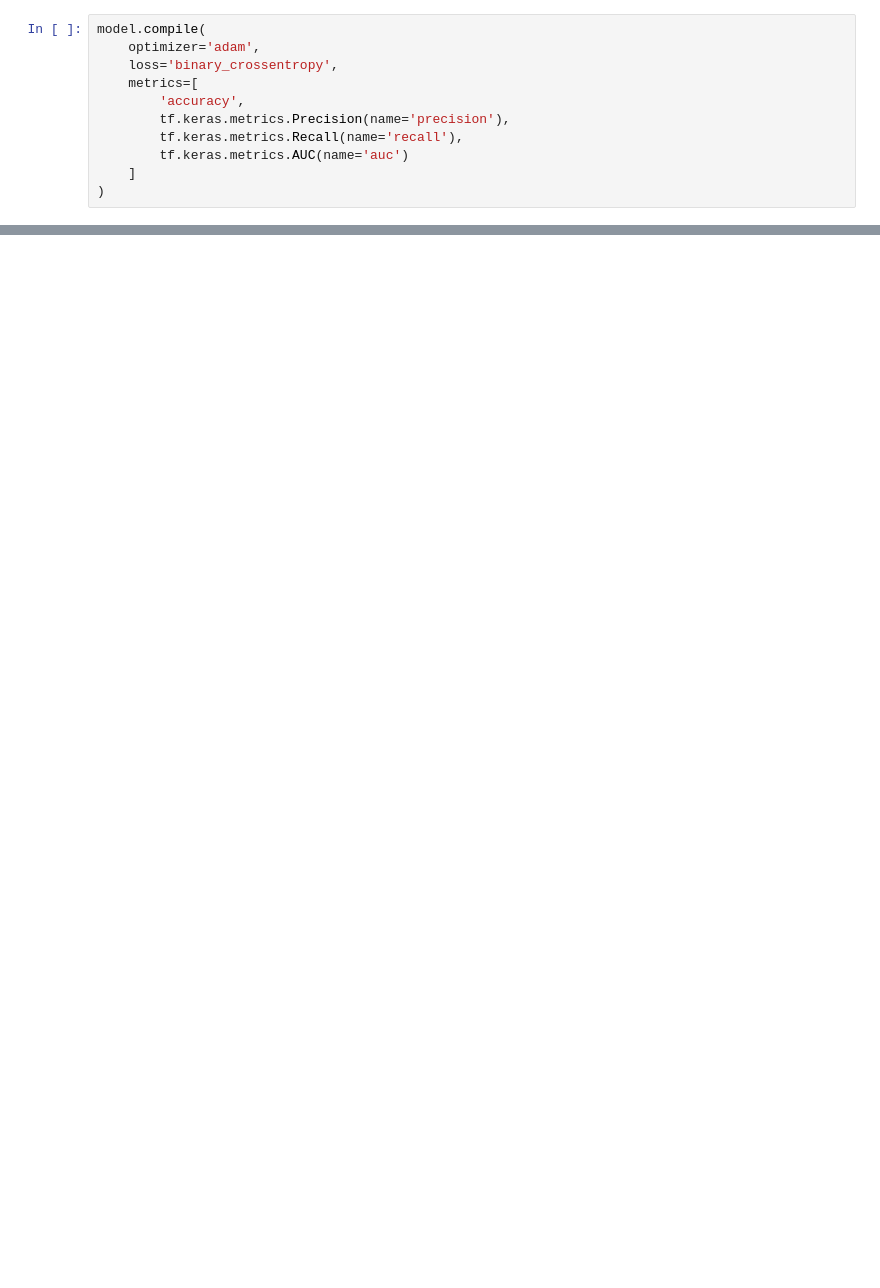
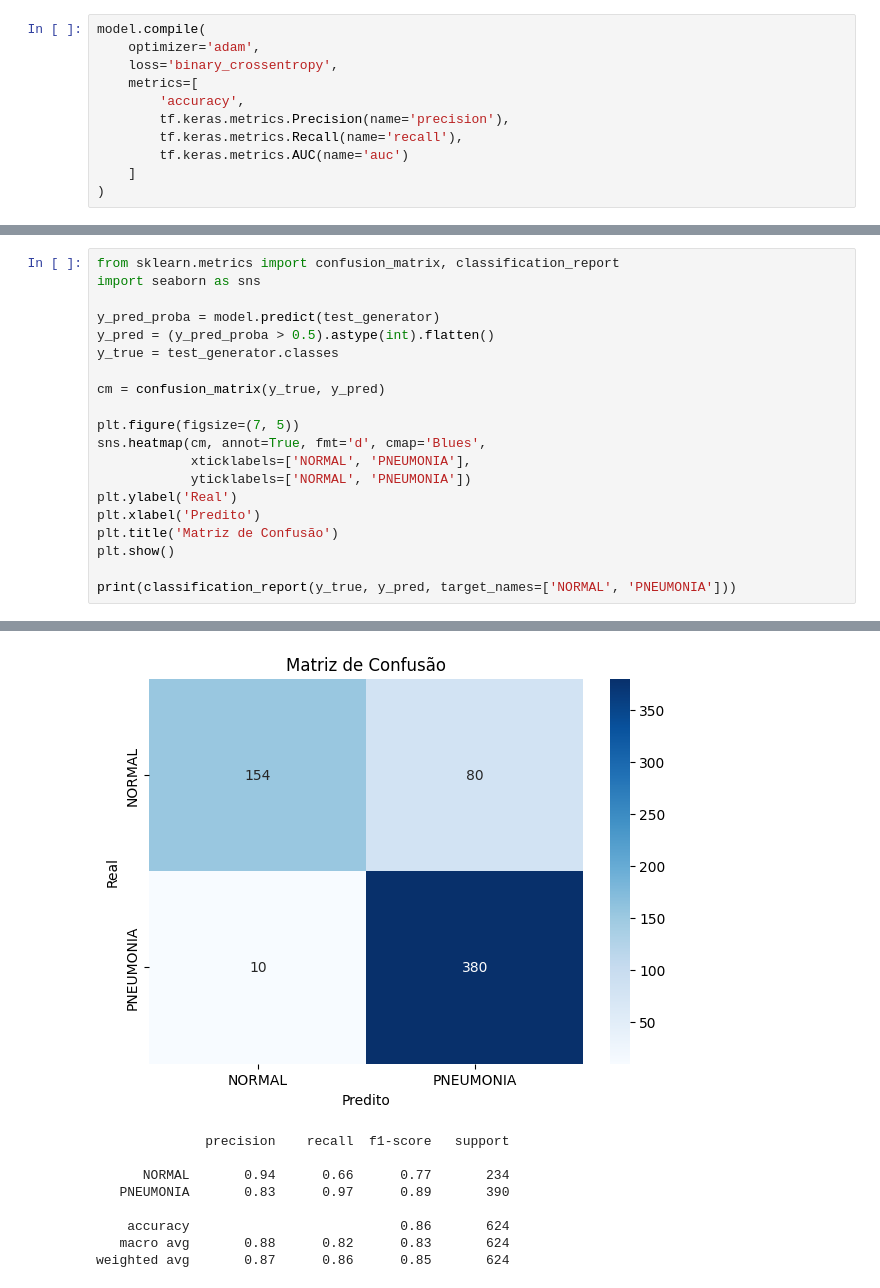
Before and after one commit to Rafael-Evangelista/tech-challenge-fiap, a Jupyter notebook: notebooks/Pneumonia.ipynb, the cells around one changed output, grey strips where cells are left out. Drawn from its saved outputs; the diff is of its cells as text; blank space fills up the shorter version.

```diff
--- a/notebooks/Pneumonia.ipynb
+++ b/notebooks/Pneumonia.ipynb
@@ -246,0 +406,21 @@ Teste accuracy: 82.37% Teste loss: 0.4779
+# %%
+from sklearn.metrics import confusion_matrix, classification_report
+import seaborn as sns
+
+y_pred_proba = model.predict(test_generator)
+y_pred = (y_pred_proba > 0.5).astype(int).flatten()
+y_true = test_generator.classes
+
+cm = confusion_matrix(y_true, y_pred)
+
+plt.figure(figsize=(7, 5))
+sns.heatmap(cm, annot=True, fmt='d', cmap='Blues',
+            xticklabels=['NORMAL', 'PNEUMONIA'],
+            yticklabels=['NORMAL', 'PNEUMONIA'])
+plt.ylabel('Real')
+plt.xlabel('Predito')
+plt.title('Matriz de Confusão')
+plt.show()
+
+print(classification_report(y_true, y_pred, target_names=['NORMAL', 'PNEUMONIA']))
+# %% [output]
@@ -246,0 +428,9 @@ Teste accuracy: 82.37% Teste loss: 0.4779
+[figure, added]
+              precision    recall  f1-score   support
+
+      NORMAL       0.94      0.66      0.77       234
+   PNEUMONIA       0.83      0.97      0.89       390
+
+    accuracy                           0.86       624
+   macro avg       0.88      0.82      0.83       624
+weighted avg       0.87      0.86      0.85       624
```
Also changed, not shown: parts of 41 cells of this notebook.
